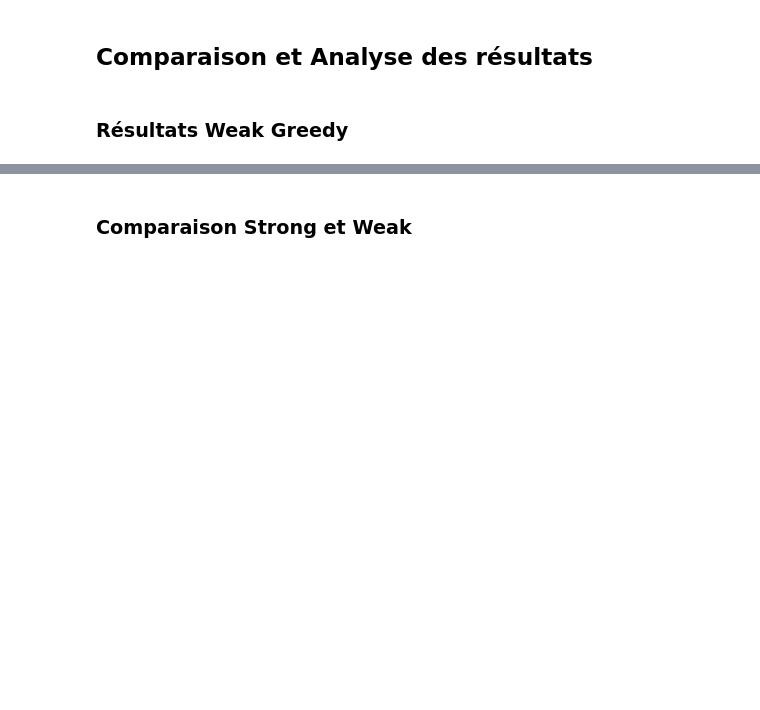
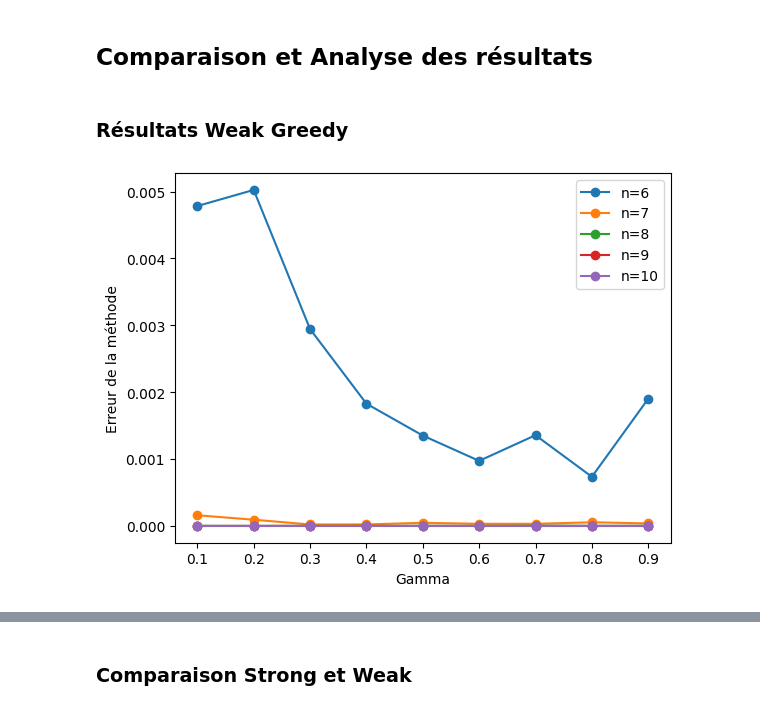
Before and after one commit to Viciciciccd/Greedy_n-withd, a Jupyter notebook: Greedy.ipynb, the cells around one changed output, grey strips where cells are left out. Cells and saved outputs as stored; diff of their text form; code cells hidden in the pictures; blank space fills up the shorter version.

```diff
--- a/Greedy.ipynb
+++ b/Greedy.ipynb
@@ -105,3 +138,17 @@ def pca_reduction(F, n):
 ## Comparaison et Analyse des résultats
 # %% [markdown]
 ### Résultats Weak Greedy
+# %%
+gammaValues = [0.1, 0.2, 0.3, 0.4, 0.5, 0.6, 0.7, 0.8, 0.9]
+def greedy_errors_weak(n):
+    greedy_errors_weak_gamma = [weakgreedy(F1, gamma, n, 80)[1][-1] for gamma in gammaValues]
+    plt.plot(gammaValues, greedy_errors_weak_gamma, 'o-', label=f'n={n}')
+
+for i in range( 6,11):
+    greedy_errors_weak(i)
+plt.xlabel('Gamma')
+plt.ylabel('Erreur de la méthode')
+plt.legend()
+plt.show()
+# %% [output]
+[figure, added]
```
Also changed, not shown: parts of 10 cells of this notebook.
